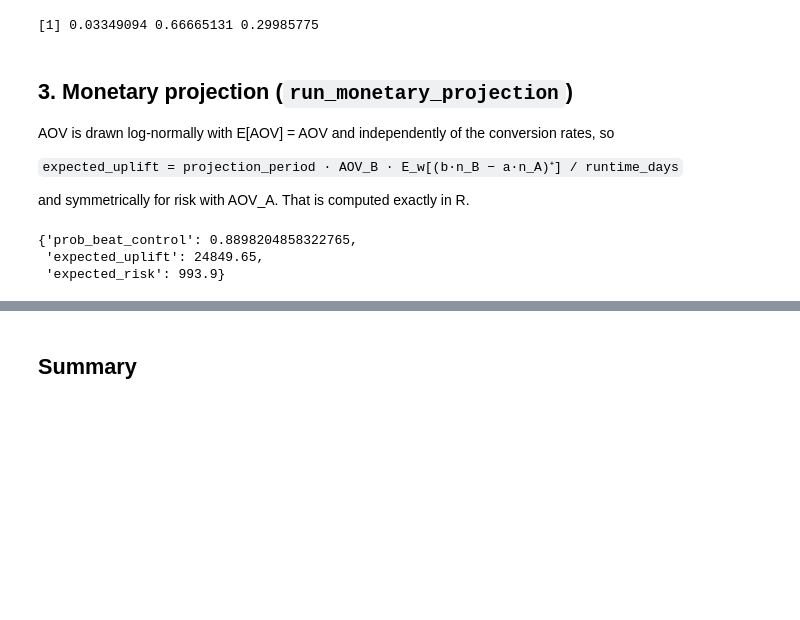
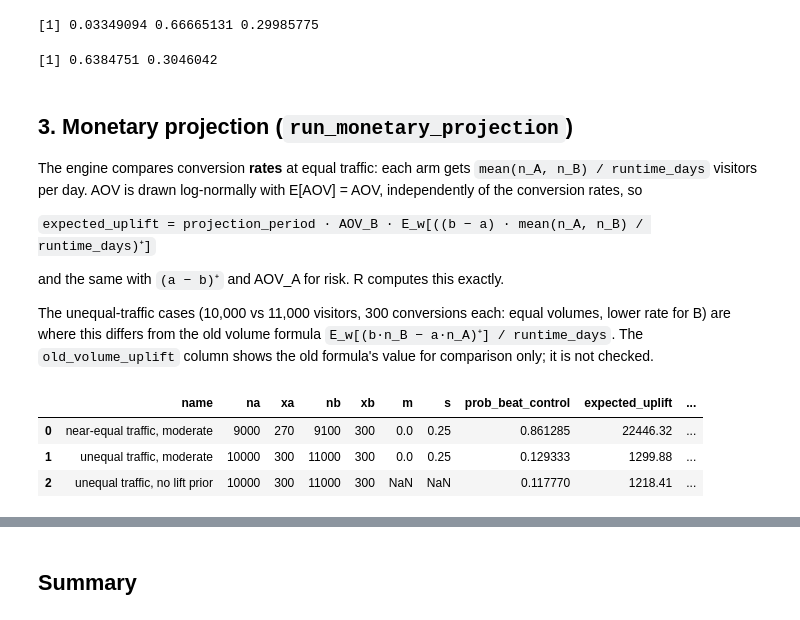
Before and after one commit to BasLinders/first-order-engine, a Jupyter notebook: r_validation/03_bayesian_beta_binomial.ipynb, the cells around one changed output, grey strips where cells are left out. Cells and saved outputs as stored; diff of their text form; code cells hidden in the pictures; blank space fills up the shorter version.

```diff
--- a/r_validation/03_bayesian_beta_binomial.ipynb
+++ b/r_validation/03_bayesian_beta_binomial.ipynb
@@ -139,5 +170,34 @@ best_r <- p_best
 best_r
 # %% [output]
 [1] 0.03349094 0.66665131 0.29985775
+# %%
+%%R -i n3 -i x3 -i m3 -i s3 -o best_skep_r
+n <- unlist(n3); x <- unlist(x3)
+pr  <- cbind(1 + x, 1 + n - x)
+rng <- t(apply(pr, 1, function(p) qbeta(c(1e-10, 1 - 1e-10), p[1], p[2])))
+# Weighted challenger density g_k(t | a) and its integral G_k(t | a) from 0 to t.
+g <- function(k, t, a) dbeta(t, pr[k, 1], pr[k, 2]) * dnorm(log(t) - log(a), m3, s3)
+G <- function(k, t, a) {
+  u <- min(t, rng[k, 2])
+  if (u <= rng[k, 1]) return(0)
+  integrate(function(v) g(k, v, a), rng[k, 1], u, rel.tol = 1e-8)$value
+}
+# P(challenger k beats control and the other challenger o | a), unnormalised.
+best_given_a <- function(a, k, o) {
+  l <- max(a, rng[k, 1]); u <- rng[k, 2]
+  if (l >= u) return(0)
+  integrate(function(b) g(k, b, a) * sapply(b, function(t) G(o, t, a)),
+            l, u, rel.tol = 1e-7)$value
+}
+over_a <- function(fun) {
+  integrate(function(a) dbeta(a, pr[1, 1], pr[1, 2]) * sapply(a, fun),
+            rng[1, 1], rng[1, 2], rel.tol = 1e-6)$value
+}
+z <- over_a(function(a) G(2, Inf, a) * G(3, Inf, a))
+best_skep_r <- c(over_a(function(a) best_given_a(a, 2, 3)),
+                 over_a(function(a) best_given_a(a, 3, 2))) / z
+best_skep_r
+# %% [output]
+[1] 0.6384751 0.3046042
 # %%
 for i in (1, 2):
@@ -145,28 +206,45 @@ for i in (1, 2):
 # %% [markdown]
 ## 3. Monetary projection (`run_monetary_projection`)
 
-AOV is drawn log-normally with E[AOV] = AOV and independently of the conversion rates, so
+The engine compares conversion **rates** at equal traffic: each arm gets
+`mean(n_A, n_B) / runtime_days` visitors per day. AOV is drawn log-normally with
+E[AOV] = AOV, independently of the conversion rates, so
 
-`expected_uplift = projection_period · AOV_B · E_w[(b·n_B − a·n_A)⁺] / runtime_days`
+`expected_uplift = projection_period · AOV_B · E_w[((b − a) · mean(n_A, n_B) / runtime_days)⁺]`
 
-and symmetrically for risk with AOV_A. That is computed exactly in R.
+and the same with `(a − b)⁺` and AOV_A for risk. R computes this exactly.
+
+The unequal-traffic cases (10,000 vs 11,000 visitors, 300 conversions each: equal volumes, lower
+rate for B) are where this differs from the old volume formula
+`E_w[(b·n_B − a·n_A)⁺] / runtime_days`. The `old_volume_uplift` column shows the old formula's
+value for comparison only; it is not checked.
 # %%
-na, xa, nb, xb = 9_000, 270, 9_100, 300
 runtime, period = 14, 183
 aovs = {"Control": 64.0, "Variant": 66.5}
-prior = get_lift_prior(0.0, "moderate")
-eng = BayesianEngine(seed=3)
-mon = eng.run_monetary_projection(
-    visitors=[na, nb], conversions=[xa, xb],
-    biz_case=BusinessCaseInput(aovs=aovs, runtime_days=runtime, projection_period=period),
-    prob_best_overall=[0.0, 0.0], variant_labels=["Control", "Variant"],
-    lift_prior=prior, n_simulations=N_SAMPLES,
-)[0]
-m, s = prior.mean_log_lift, prior.std_log_lift
 aov_a, aov_b = aovs["Control"], aovs["Variant"]
-{k: mon[k] for k in ["prob_beat_control", "expected_uplift", "expected_risk"]}
+mon_cases = [
+    # name, control n, control x, challenger n, challenger x, lift prior
+    ("near-equal traffic, moderate",   9_000, 270,  9_100, 300, get_lift_prior(0.0, "moderate")),
+    ("unequal traffic, moderate",     10_000, 300, 11_000, 300, get_lift_prior(0.0, "moderate")),
+    ("unequal traffic, no lift prior", 10_000, 300, 11_000, 300, None),
+]
+rows = []
+for name, na, xa, nb, xb, prior in mon_cases:
+    mon = BayesianEngine(seed=3).run_monetary_projection(
+        visitors=[na, nb], conversions=[xa, xb],
+        biz_case=BusinessCaseInput(aovs=aovs, runtime_days=runtime, projection_period=period),
+        prob_best_overall=[0.0, 0.0], variant_labels=["Control", "Variant"],
+        lift_prior=prior, n_simulations=N_SAMPLES,
+    )[0]
+    rows.append(dict(name=name, na=na, xa=xa, nb=nb, xb=xb,
+                     m=prior.mean_log_lift if prior else np.nan,
+                     s=prior.std_log_lift if prior else np.nan,
+                     **{k: mon[k] for k in ["prob_beat_control", "expected_uplift", "expected_risk"]}))
+mon_py = pd.DataFrame(rows)
+mon_py
 # %% [output]
-{'prob_beat_control': 0.8898204858322765,
- 'expected_uplift': 24849.65,
- 'expected_risk': 993.9}
+|  | name | na | xa | nb | xb | m | s | prob_beat_control | expected_uplift | ... |
+| 0 | near-equal traffic, moderate | 9000 | 270 | 9100 | 300 | 0.0 | 0.25 | 0.861285 | 22446.32 | ... |
+| 1 | unequal traffic, moderate | 10000 | 300 | 11000 | 300 | 0.0 | 0.25 | 0.129333 | 1299.88 | ... |
+| 2 | unequal traffic, no lift prior | 10000 | 300 | 11000 | 300 | NaN | NaN | 0.117770 | 1218.41 | ... |
 # %%
```
Also changed, not shown: parts of 12 cells of this notebook.
